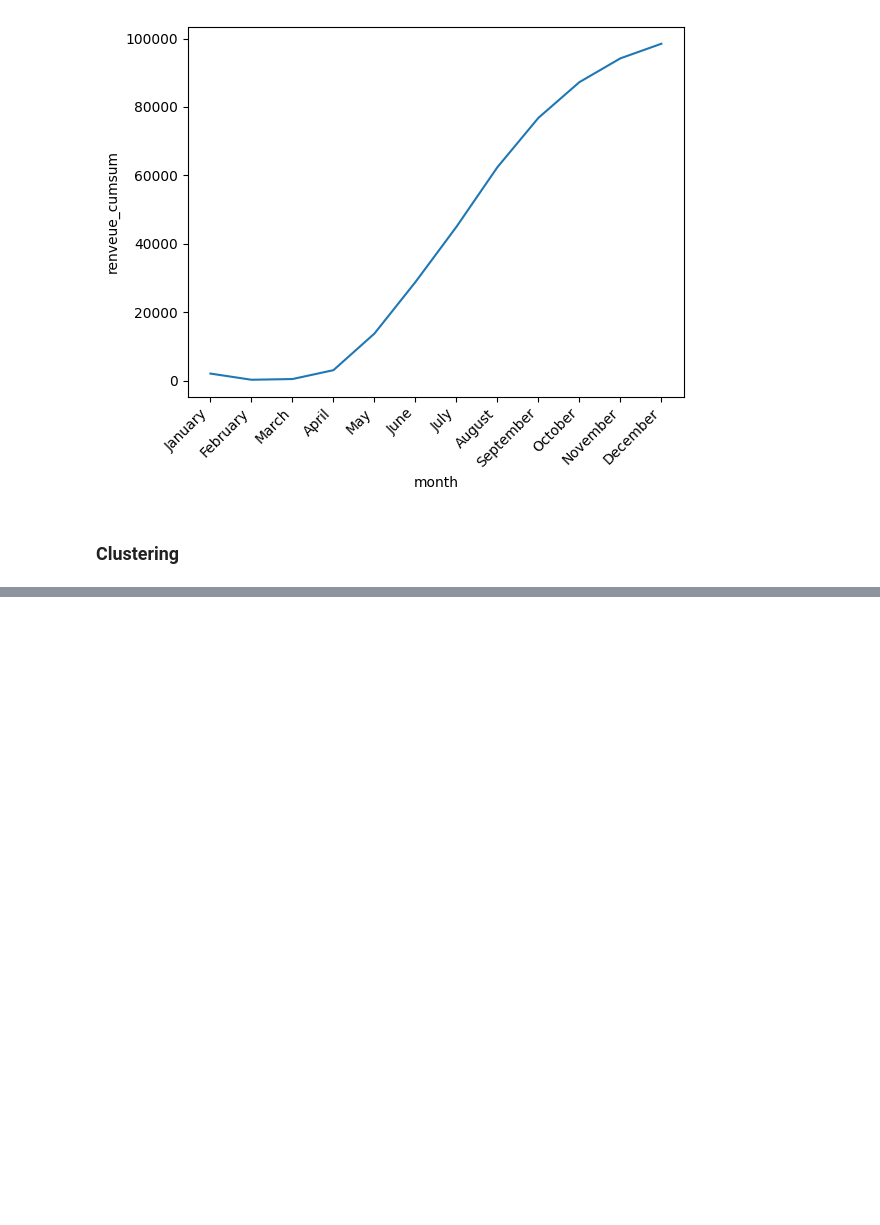
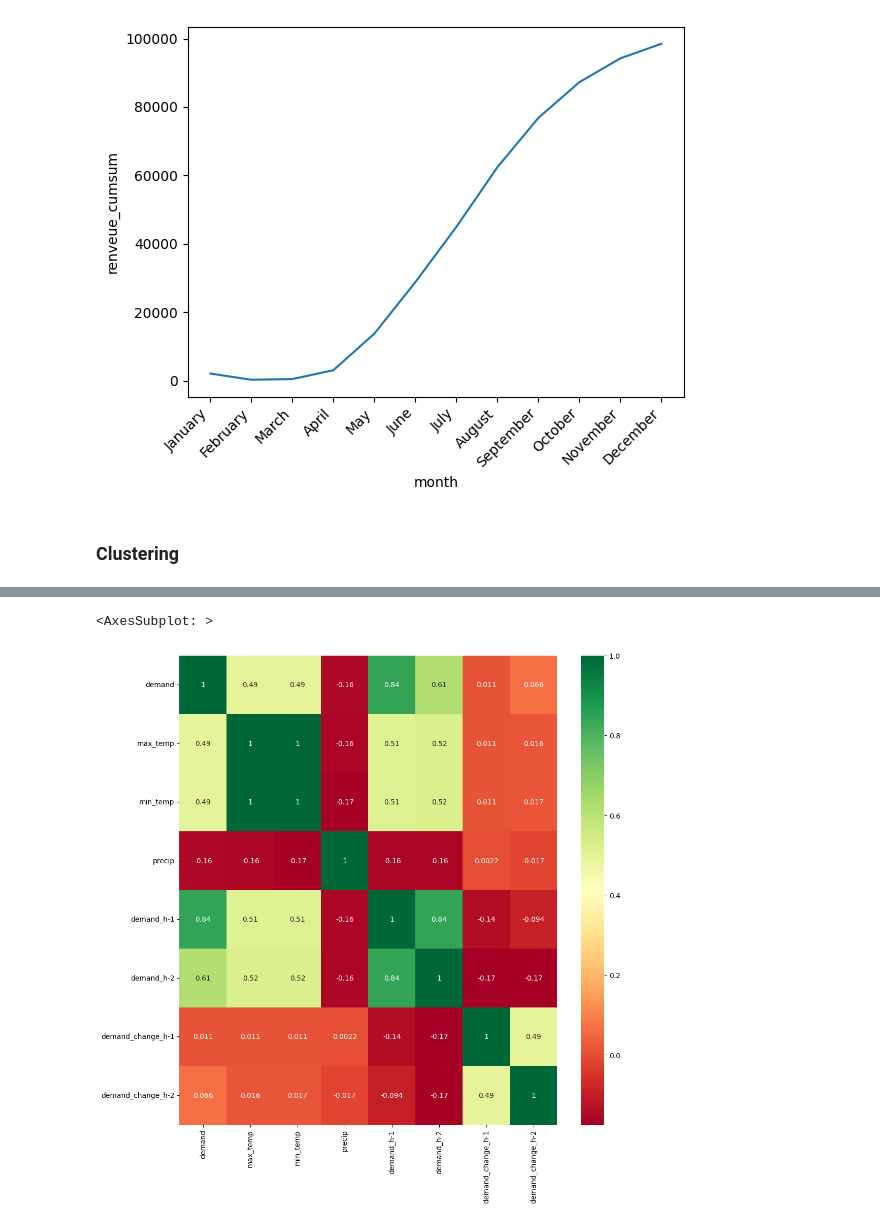
Before and after one commit to RavenRudi/AA_Group16, a Jupyter notebook: kpi_calculation.ipynb, the cells around one changed output, grey strips where cells are left out. Saved outputs shown, nothing was run; the diff lists cells and outputs as text; code cells hidden in the pictures; blank space fills up the shorter version.

Commit message:
add Correlation analysis between participatation and demand

```diff
--- a/kpi_calculation.ipynb
+++ b/kpi_calculation.ipynb
@@ -285,0 +331,13 @@ Name: renveue_cumsum, Length: 55474, dtype: float64
+# %%
+# Get correlation for percip and h-1 and h-2 demands
+import matplotlib.pyplot as plt
+import seaborn as sns
+
+corr_matrix = df_demand.corr()
+top_corr_features = corr_matrix.index
+plt.figure(figsize=(12,12))
+
+sns.heatmap(df_demand[top_corr_features].corr(),annot=True,cmap="RdYlGn")
+# %% [output]
+<AxesSubplot: >
+[figure, added]
```
Also changed, not shown: parts of 2 cells of this notebook.
